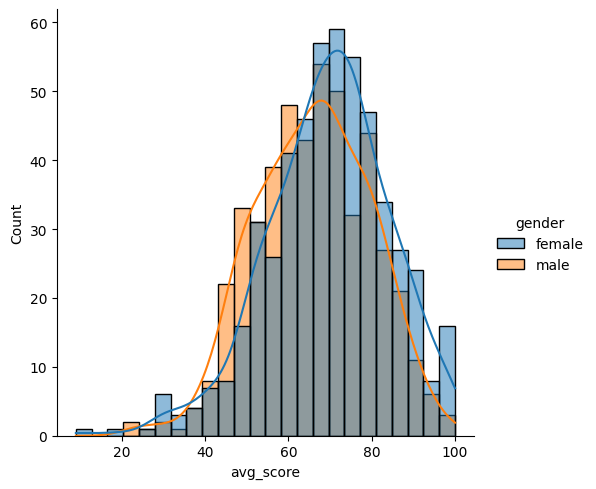
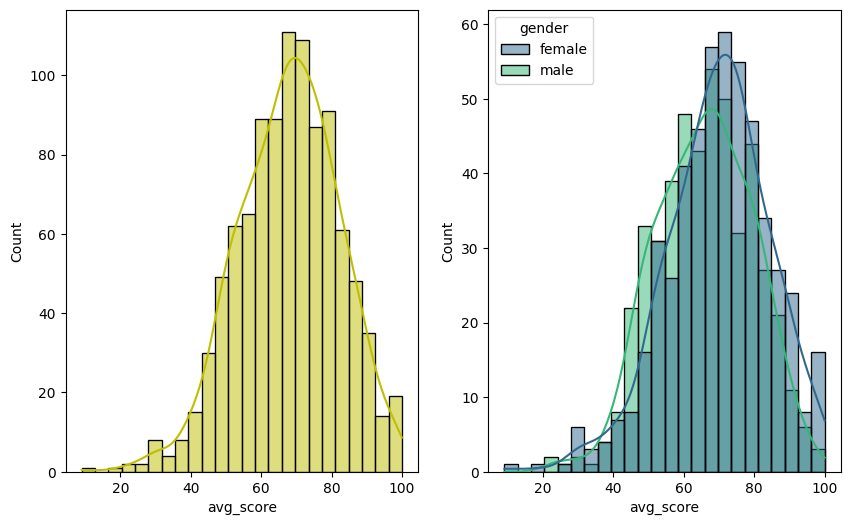
The notebook cell's code change between the first figure and the second:
--- before
+++ after
@@ -1,4 +1,11 @@
 #visualization
 
-sns.displot(x='avg_score',data=df, kde=True, hue='gender')
+plt.subplots(1,2, figsize=(10,6))
+
+plt.subplot(1,2,1)
+sns.histplot(x='avg_score',data=df, kde=True, color='y')
+
+
+plt.subplot(1,2,2)
+sns.histplot(x='avg_score',data=df, kde=True, hue='gender', palette='viridis')
 plt.show()

Commit: Project 1: Student performance indicator - EDA